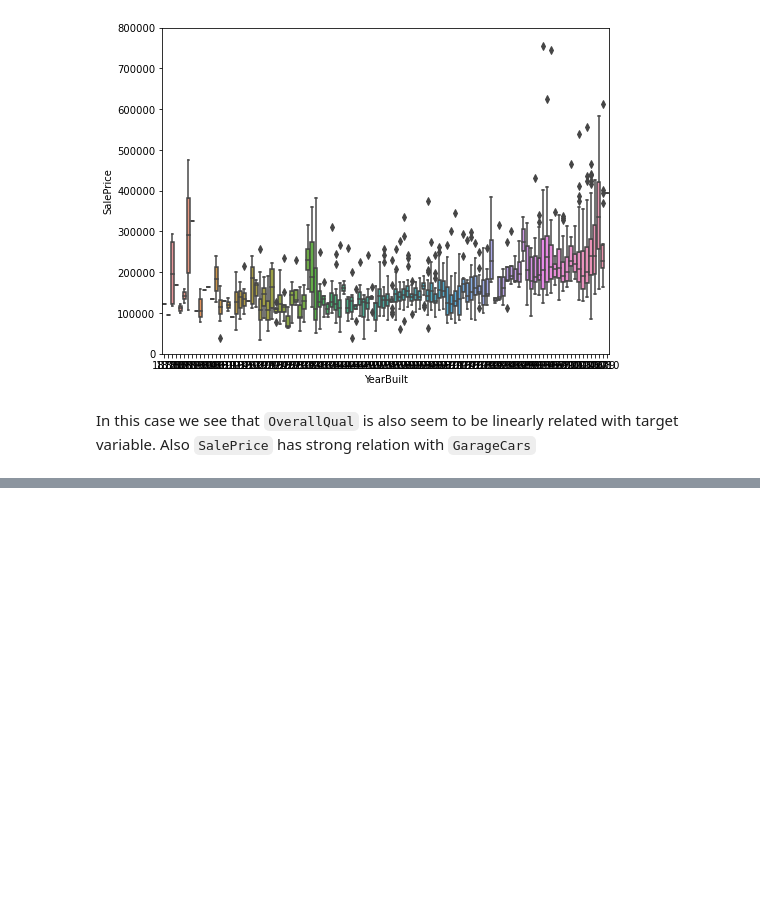
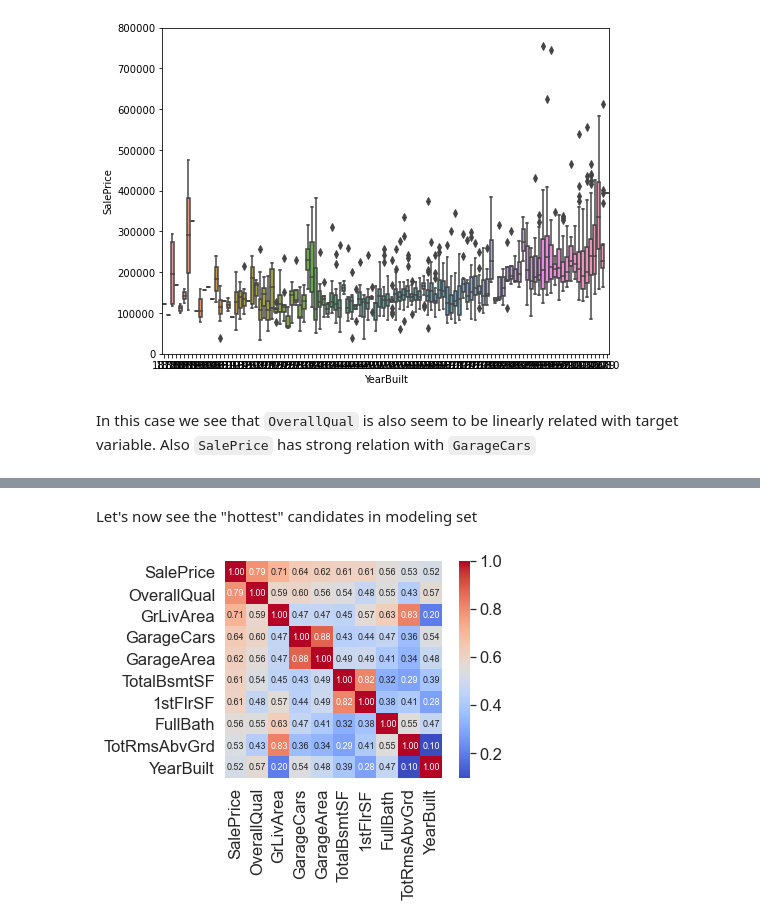
Before and after one commit to WozzyaQ/machine-learning-and-other-stuff, a Jupyter notebook: house-prices/House Prices.ipynb, the cells around one changed output, grey strips where cells are left out. Drawn from its saved outputs; the diff is of its cells as text; code cells hidden in the pictures; blank space fills up the shorter version.

```diff
--- a/house-prices/House Prices.ipynb
+++ b/house-prices/House Prices.ipynb
@@ -322,0 +317,11 @@ In this case we see that `OverallQual` is also seem to be linearly related with
+# %% [markdown]
+Let's now see the "hottest" candidates in modeling set
+# %%
+candidate_number = 10
+cols = corr_mtrx.nlargest(candidate_number, 'SalePrice')['SalePrice'].index
+small_corr_mtrx = np.corrcoef(data_train[cols].values.T)
+sns.set(font_scale=1.5)
+
+heatmap = sns.heatmap(small_corr_mtrx, annot=True, square=True, fmt='.2f', annot_kws={'size': 9}, yticklabels=cols.values, xticklabels=cols.values, cmap="coolwarm")
+# %% [output]
+[figure, added]
```
Also changed, not shown: parts of 24 cells of this notebook.
